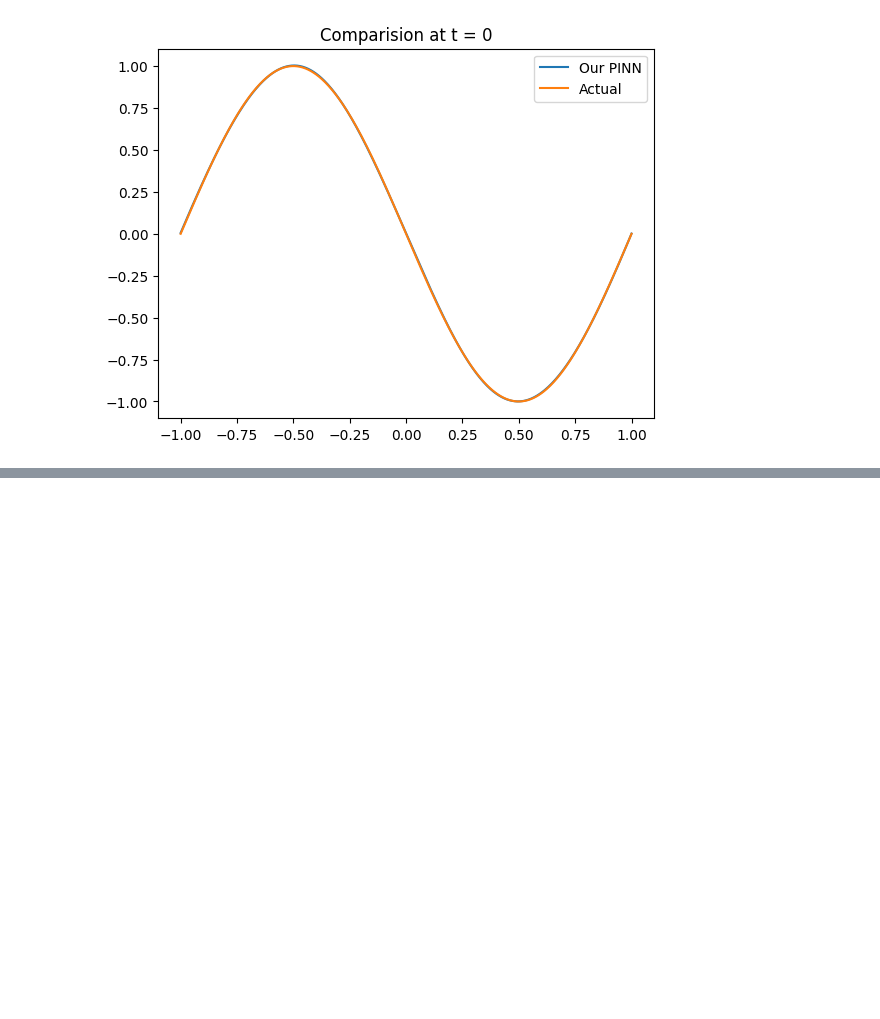
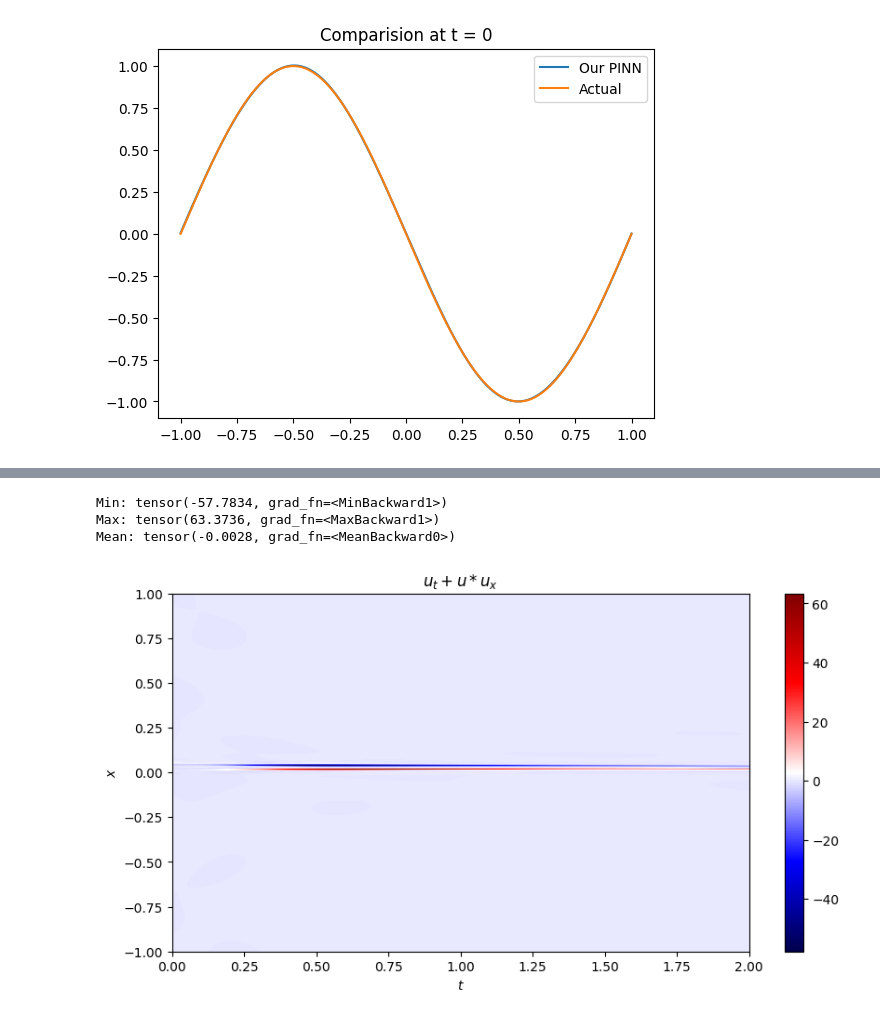
Before and after one commit to avaljotsingh/Verification-of-PINNs, a Jupyter notebook: experiments/pinn-burgers.ipynb, the cells around one changed output, grey strips where cells are left out. Drawn from its saved outputs; the diff is of its cells as text; code cells hidden in the pictures; blank space fills up the shorter version.

```diff
--- a/experiments/pinn-burgers.ipynb
+++ b/experiments/pinn-burgers.ipynb
@@ -317,0 +361,7 @@ torch.save(model, "../trained_models/pinn-burgers_weak.pt")
+# %%
+visualize_residual_error("../trained_models/pinn-burgers.pt")
+# %% [output]
+Min: tensor(-57.7834, grad_fn=<MinBackward1>)
+Max: tensor(63.3736, grad_fn=<MaxBackward1>)
+Mean: tensor(-0.0028, grad_fn=<MeanBackward0>)
+[figure, added]
```
Also changed, not shown: parts of 3 cells of this notebook.
